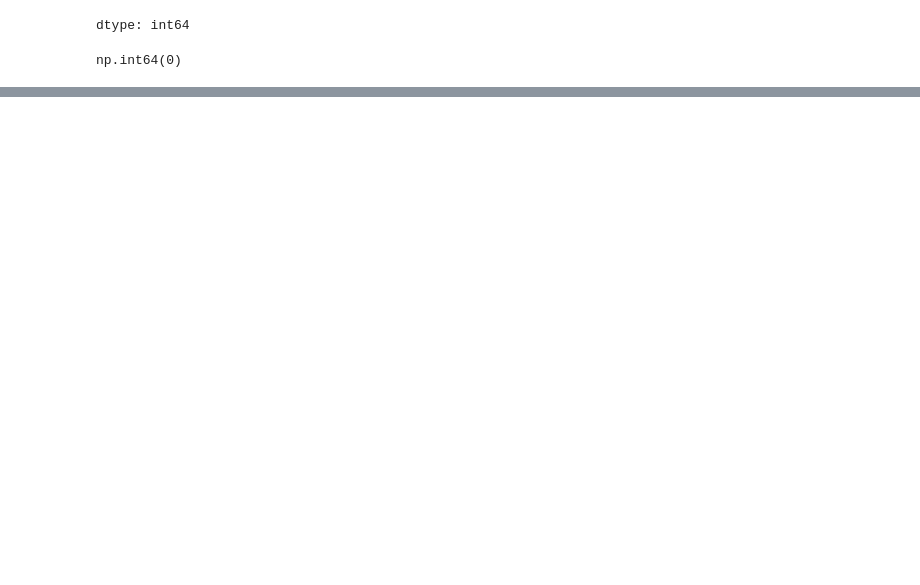
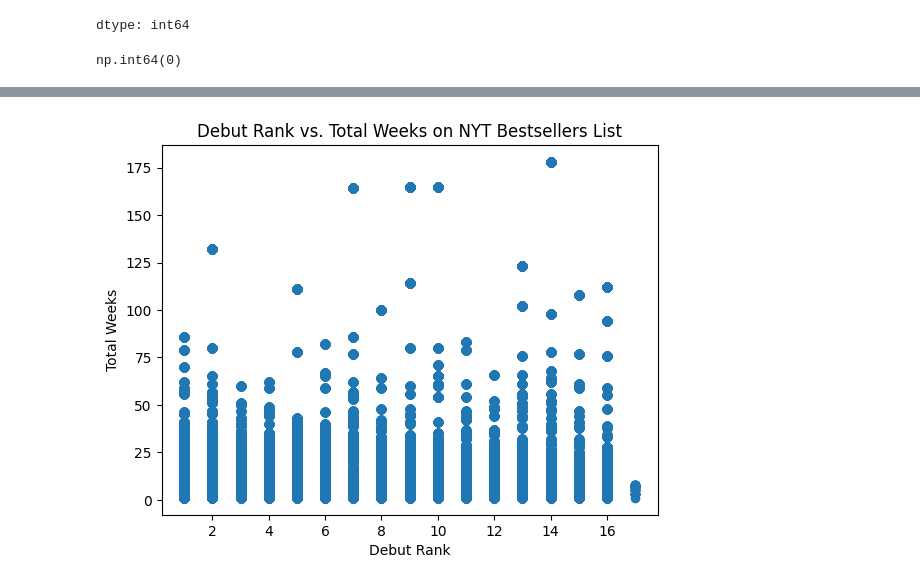
Before and after one commit to mnguyen175/DRSP-2026-Maryan-Nguyen-, a Jupyter notebook: DRSP_Final_Project_2026_Maryan_Nguyen.ipynb, the cells around one changed output, grey strips where cells are left out. Cells and saved outputs as stored; diff of their text form; code cells hidden in the pictures; blank space fills up the shorter version.

```diff
--- a/DRSP_Final_Project_2026_Maryan_Nguyen.ipynb
+++ b/DRSP_Final_Project_2026_Maryan_Nguyen.ipynb
@@ -128,0 +137,9 @@ plt.barh(top_books['title'], top_books['total_weeks'])
+# %%
+plt.scatter(df['debut_rank'], df['total_weeks'])
+
+plt.title("Debut Rank vs. Total Weeks on NYT Bestsellers List")
+plt.xlabel("Debut Rank")
+plt.ylabel("Total Weeks")
+plt.show()
+# %% [output]
+[figure, added]
```
Also changed, not shown: parts of 9 cells of this notebook.
